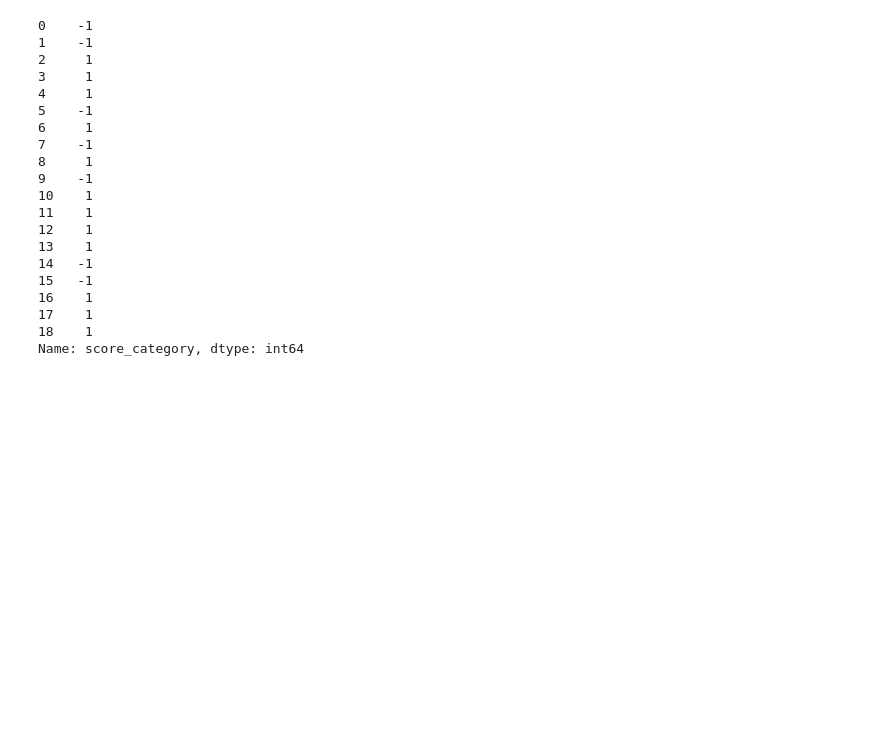
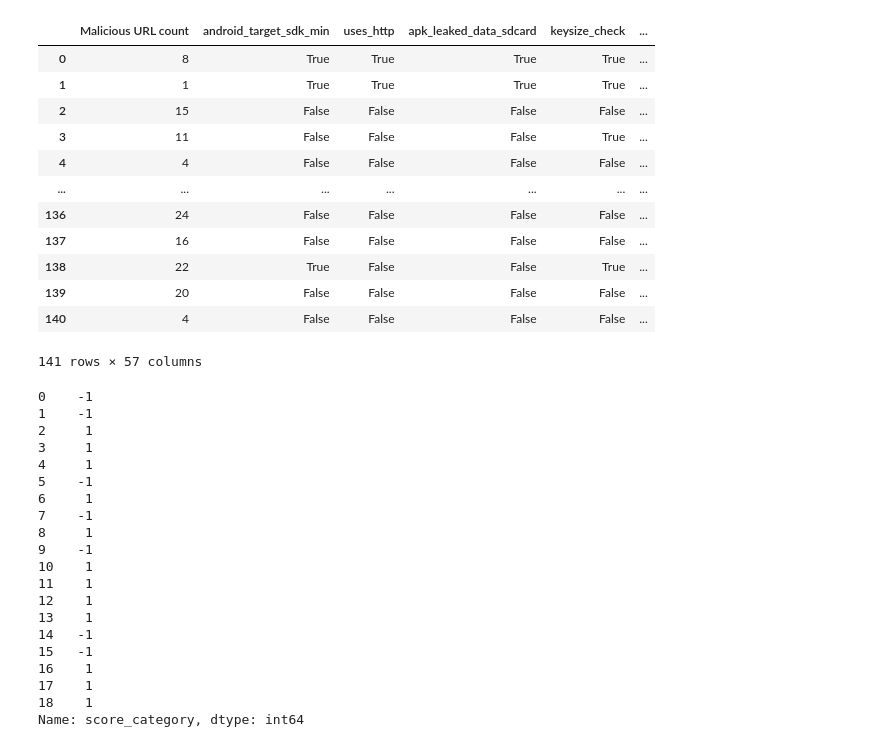
Before and after one commit to QZSAMA/Project_DAS, a Jupyter notebook: model/models.ipynb, the cells around one changed output. Cells and saved outputs as stored; diff of their text form; code cells hidden in the pictures; blank space fills up the shorter version.

```diff
--- a/model/models.ipynb
+++ b/model/models.ipynb
@@ -32,3 +48,19 @@ X_scaled = scaler.fit_transform(x)
+# %%
+x
+# %% [output]
+|  | Malicious URL count | android_target_sdk_min | uses_http | apk_leaked_data_sdcard | keysize_check | ... |
+| 0 | 8 | True | True | True | True | ... |
+| 1 | 1 | True | True | True | True | ... |
+| 2 | 15 | False | False | False | False | ... |
+| 3 | 11 | False | False | False | True | ... |
+| 4 | 4 | False | False | False | False | ... |
+| ... | ... | ... | ... | ... | ... | ... |
+| 136 | 24 | False | False | False | False | ... |
+| 137 | 16 | False | False | False | False | ... |
+| 138 | 22 | True | False | False | True | ... |
+| 139 | 20 | False | False | False | False | ... |
+| 140 | 4 | False | False | False | False | ... |
+141 rows × 57 columns
 # %%
 y[:19]
 # %% [output]
```
Also changed, not shown: parts of 6 cells of this notebook, 12 other files.
